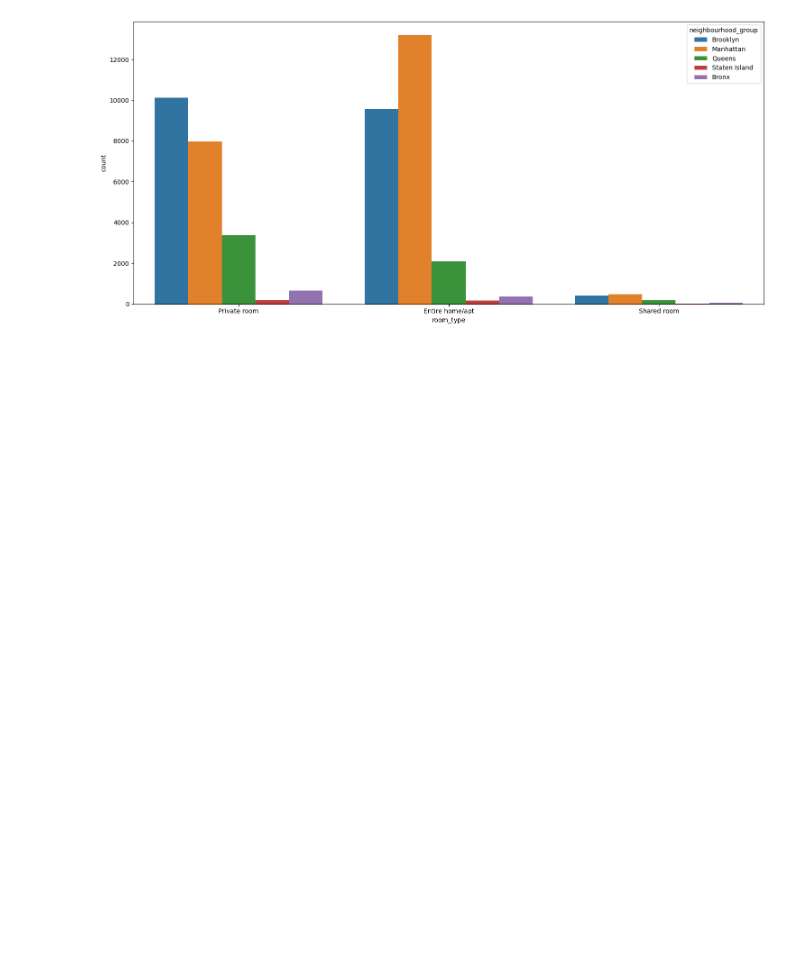
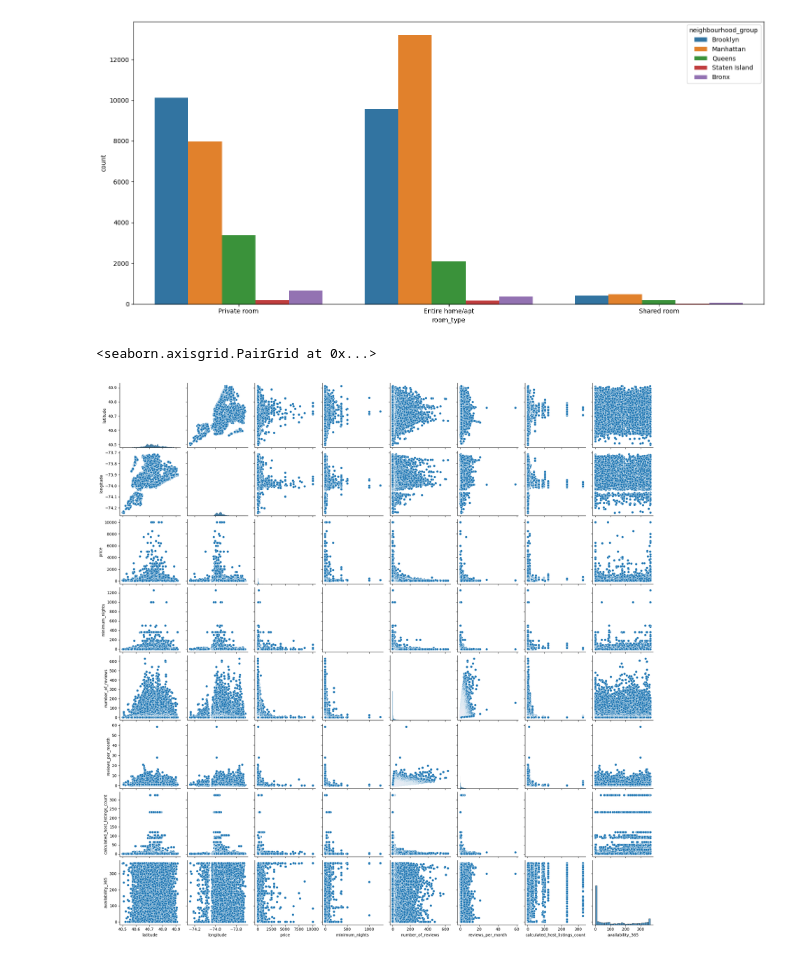
Before and after one commit to Jasn2002/data-preprocessing-project-tutorial, a Jupyter notebook: explore.ipynb, the cells around one changed output. Cells and saved outputs as stored; diff of their text form; code cells hidden in the pictures; blank space fills up the shorter version.

```diff
--- a/explore.ipynb
+++ b/explore.ipynb
@@ -99,3 +105,10 @@ plt.tight_layout()
 plt.show()
 # %% [output]
 [figure]
+# %%
+##ANALYSIS OF ALL VARIABLES##
+
+sns.pairplot(data = df)
+# %% [output]
+<seaborn.axisgrid.PairGrid at 0x...>
+[figure, added]
```
Also changed, not shown: parts of 3 cells of this notebook.
